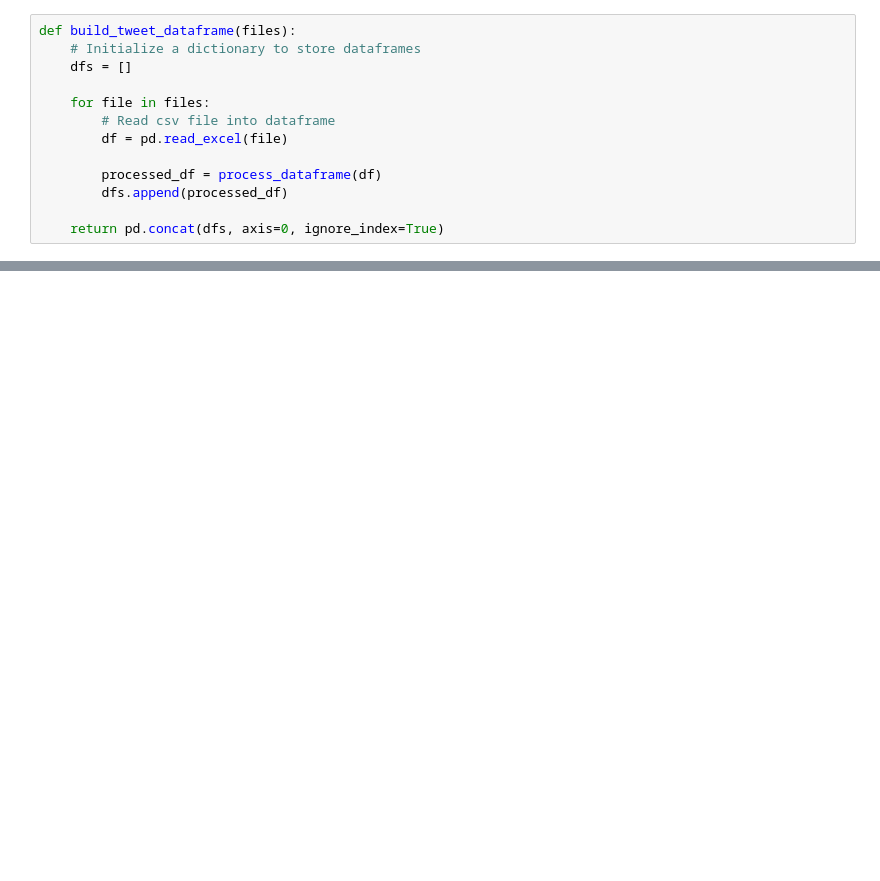
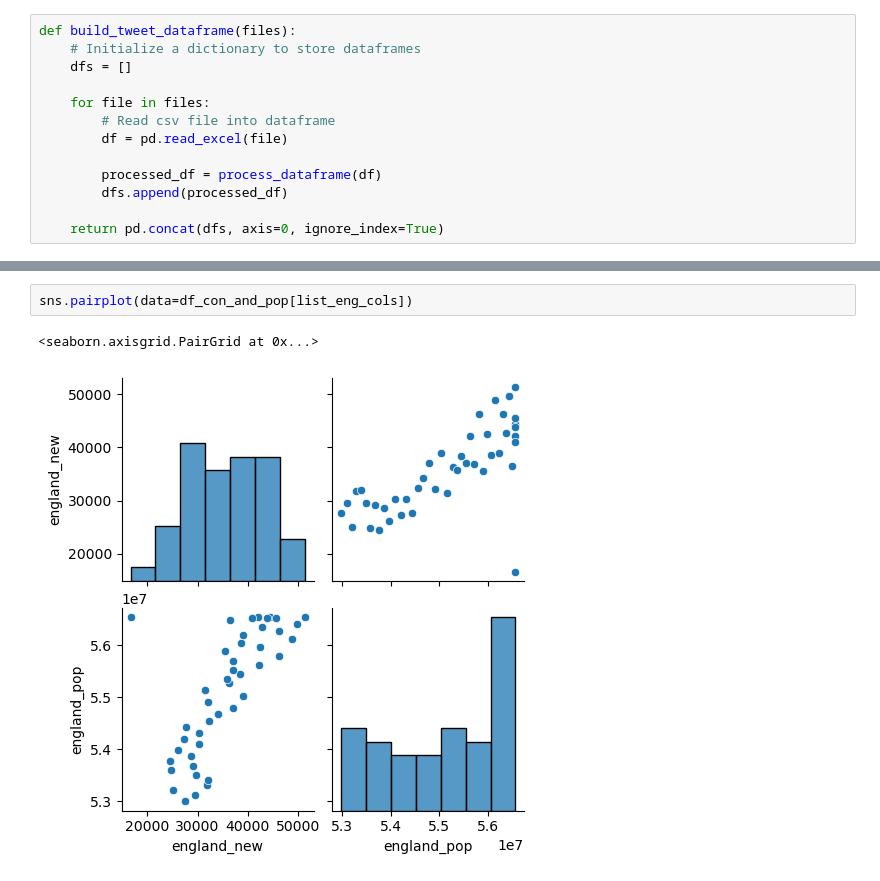
Before and after one commit to lcroash/MSC_SEM1_CA2, a Jupyter notebook: CA2.ipynb, the cells around one changed output, grey strips where cells are left out. Drawn from its saved outputs; the diff is of its cells as text; blank space fills up the shorter version.

```diff
--- a/CA2.ipynb
+++ b/CA2.ipynb
@@ -2473,0 +2504,5 @@ memory usage: 540.6+ KB
+# %%
+sns.pairplot(data=df_con_and_pop[list_eng_cols])
+# %% [output]
+<seaborn.axisgrid.PairGrid at 0x...>
+[figure, added]
```
Also changed, not shown: parts of 204 cells of this notebook, 1 other file.
